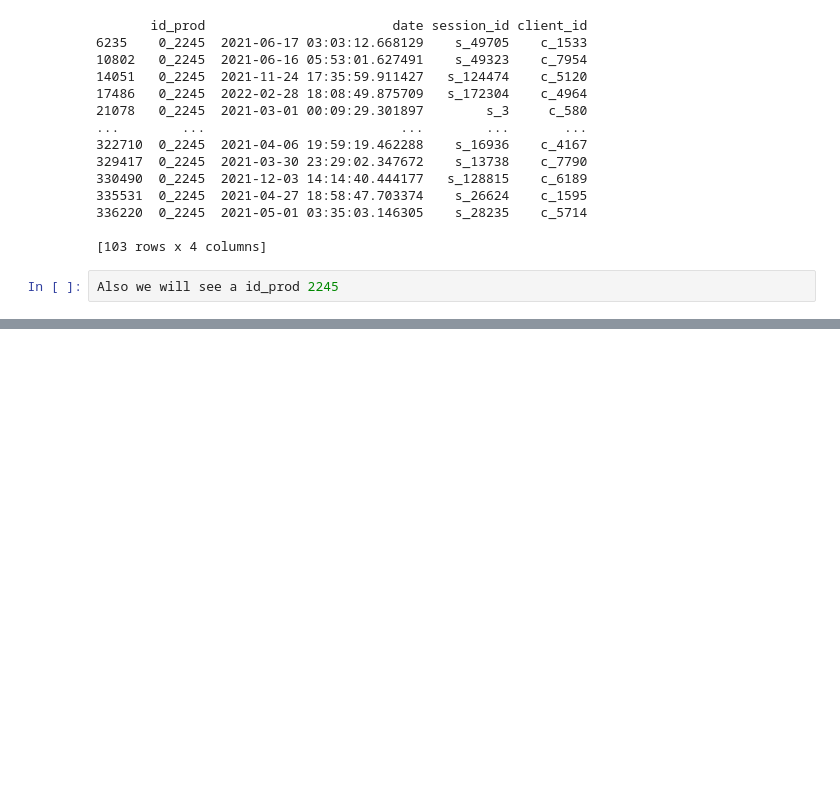
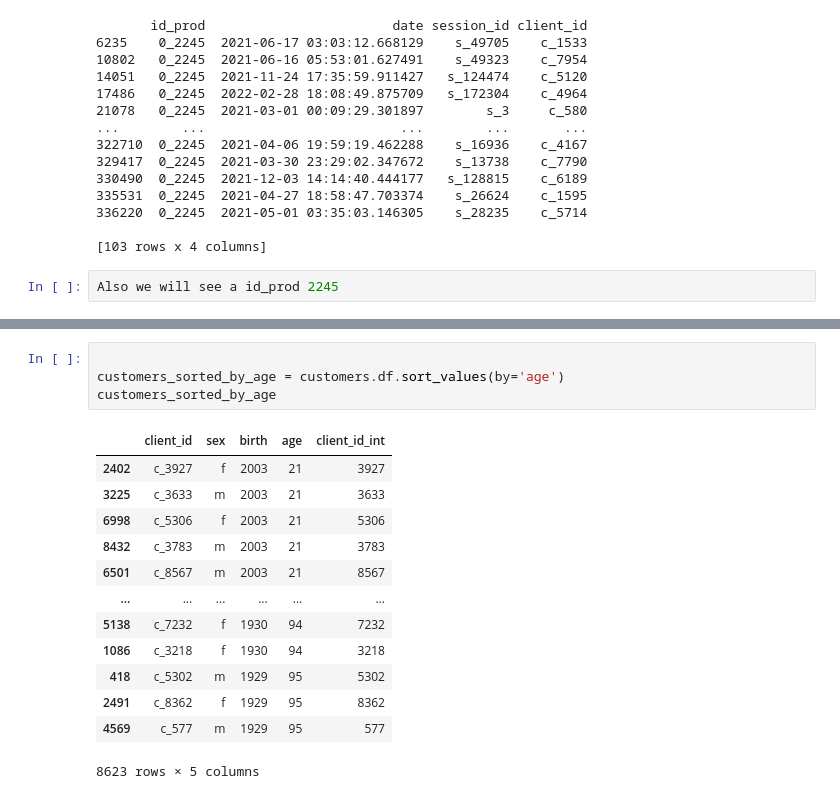
Before and after one commit to adibk/bookstore_analisis, a Jupyter notebook: src/bookstore_analisis.ipynb, the cells around one changed output, grey strips where cells are left out. Drawn from its saved outputs; the diff is of its cells as text; blank space fills up the shorter version.

```diff
--- a/src/bookstore_analisis.ipynb
+++ b/src/bookstore_analisis.ipynb
@@ -741,3 +797,21 @@ Also we will see a id_prod 2245
+# %%
+
+customers_sorted_by_age = customers.df.sort_values(by='age')
+customers_sorted_by_age
+# %% [output]
+|  | client_id | sex | birth | age | client_id_int |
+| 2402 | c_3927 | f | 2003 | 21 | 3927 |
+| 3225 | c_3633 | m | 2003 | 21 | 3633 |
+| 6998 | c_5306 | f | 2003 | 21 | 5306 |
+| 8432 | c_3783 | m | 2003 | 21 | 3783 |
+| 6501 | c_8567 | m | 2003 | 21 | 8567 |
+| ... | ... | ... | ... | ... | ... |
+| 5138 | c_7232 | f | 1930 | 94 | 7232 |
+| 1086 | c_3218 | f | 1930 | 94 | 3218 |
+| 418 | c_5302 | m | 1929 | 95 | 5302 |
+| 2491 | c_8362 | f | 1929 | 95 | 8362 |
+| 4569 | c_577 | m | 1929 | 95 | 577 |
+8623 rows × 5 columns
 # %%
 
 
```
Also changed, not shown: parts of 7 cells of this notebook, 1 other file.
